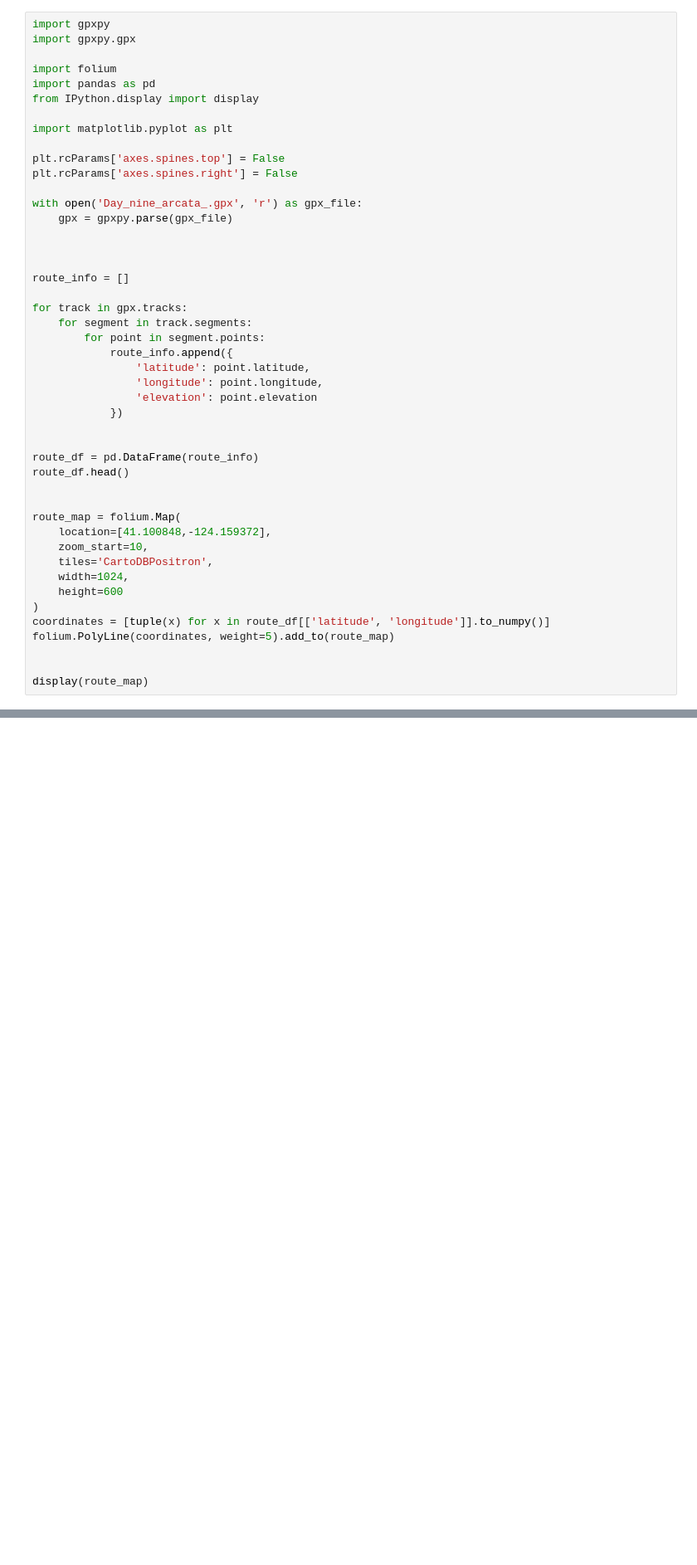
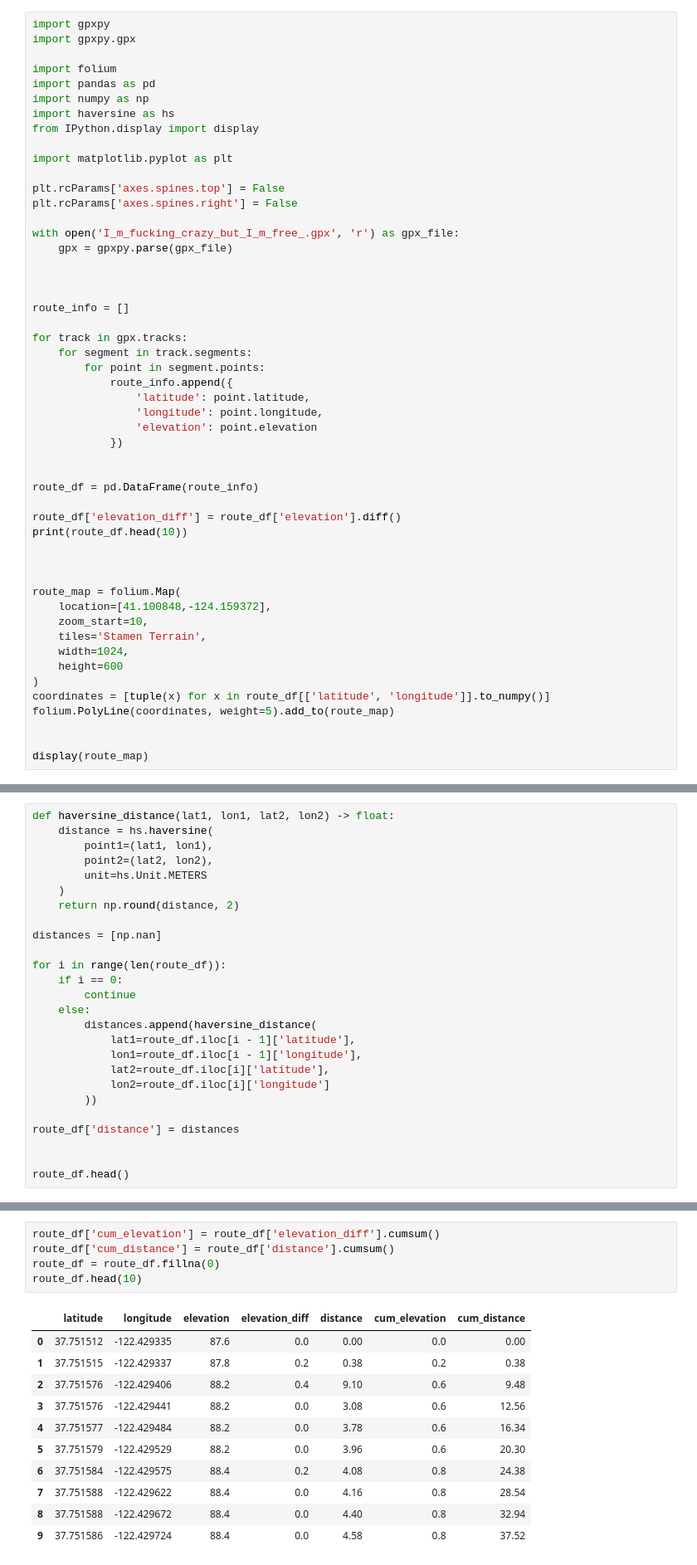
Before and after one commit to mkrbmo/cycling-gpx, a Jupyter notebook: folium_gpx.ipynb, the cells around one changed output, grey strips where cells are left out. Shown: that part at 83% size. Drawn from its saved outputs; the diff is of its cells as text; blank space fills up the shorter version.

Commit message:
manipulating csv data into dataframes

```diff
--- a/folium_gpx.ipynb
+++ b/folium_gpx.ipynb
@@ -4,6 +4,8 @@ import gpxpy.gpx
 
 import folium
 import pandas as pd
+import numpy as np
+import haversine as hs
 from IPython.display import display
 
 import matplotlib.pyplot as plt
@@ -11,7 +13,7 @@ import matplotlib.pyplot as plt
 plt.rcParams['axes.spines.top'] = False
 plt.rcParams['axes.spines.right'] = False
 
-with open('Day_nine_arcata_.gpx', 'r') as gpx_file:
+with open('I_m_fucking_crazy_but_I_m_free_.gpx', 'r') as gpx_file:
     gpx = gpxpy.parse(gpx_file)
 
 
@@ -29,13 +31,16 @@ for track in gpx.tracks:
 
 
 route_df = pd.DataFrame(route_info)
-route_df.head()
+
+route_df['elevation_diff'] = route_df['elevation'].diff()
+print(route_df.head(10))
+
 
 
 route_map = folium.Map(
     location=[41.100848,-124.159372],
     zoom_start=10,
-    tiles='CartoDBPositron',
+    tiles='Stamen Terrain',
     width=1024,
     height=600
 )
@@ -48 +64,27 @@ display(route_map)
 [interactive output not drawn]
+# %%
+def haversine_distance(lat1, lon1, lat2, lon2) -> float:
+    distance = hs.haversine(
+        point1=(lat1, lon1),
+        point2=(lat2, lon2),
+        unit=hs.Unit.METERS
+    )
+    return np.round(distance, 2)
+
+distances = [np.nan]
+
+for i in range(len(route_df)):
+    if i == 0:
+        continue
+    else:
+        distances.append(haversine_distance(
+            lat1=route_df.iloc[i - 1]['latitude'],
+            lon1=route_df.iloc[i - 1]['longitude'],
+            lat2=route_df.iloc[i]['latitude'],
+            lon2=route_df.iloc[i]['longitude']
+        ))
+
+route_df['distance'] = distances
+
+
+route_df.head()
@@ -48,0 +106,17 @@ display(route_map)
+# %%
+route_df['cum_elevation'] = route_df['elevation_diff'].cumsum()
+route_df['cum_distance'] = route_df['distance'].cumsum()
+route_df = route_df.fillna(0)
+route_df.head(10)
+# %% [output]
+|  | latitude | longitude | elevation | elevation_diff | distance | cum_elevation | cum_distance |
+| 0 | 37.751512 | -122.429335 | 87.6 | 0.0 | 0.00 | 0.0 | 0.00 |
+| 1 | 37.751515 | -122.429337 | 87.8 | 0.2 | 0.38 | 0.2 | 0.38 |
+| 2 | 37.751576 | -122.429406 | 88.2 | 0.4 | 9.10 | 0.6 | 9.48 |
+| 3 | 37.751576 | -122.429441 | 88.2 | 0.0 | 3.08 | 0.6 | 12.56 |
+| 4 | 37.751577 | -122.429484 | 88.2 | 0.0 | 3.78 | 0.6 | 16.34 |
+| 5 | 37.751579 | -122.429529 | 88.2 | 0.0 | 3.96 | 0.6 | 20.30 |
+| 6 | 37.751584 | -122.429575 | 88.4 | 0.2 | 4.08 | 0.8 | 24.38 |
+| 7 | 37.751588 | -122.429622 | 88.4 | 0.0 | 4.16 | 0.8 | 28.54 |
+| 8 | 37.751588 | -122.429672 | 88.4 | 0.0 | 4.40 | 0.8 | 32.94 |
+| 9 | 37.751586 | -122.429724 | 88.4 | 0.0 | 4.58 | 0.8 | 37.52 |
```
Also changed, not shown: parts of 20 cells of this notebook, 11 other files.
